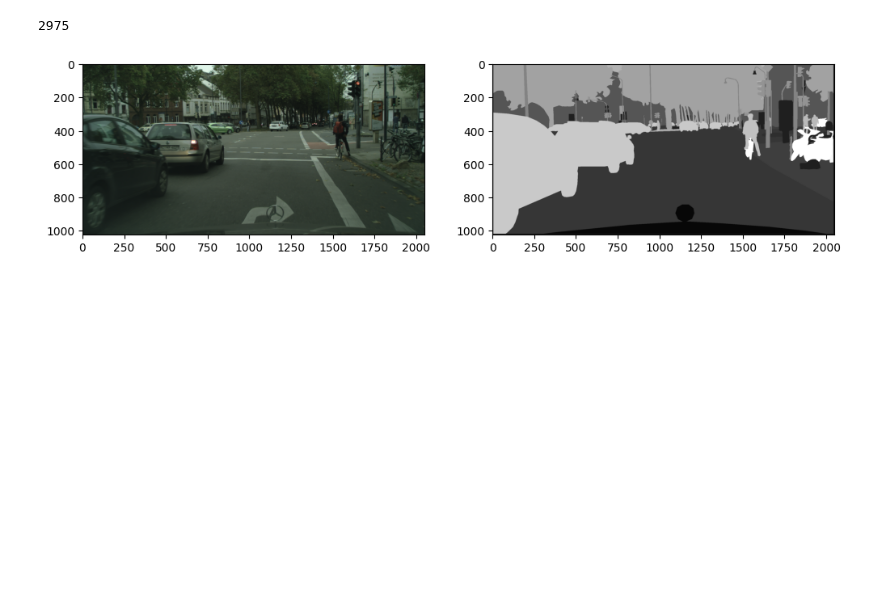
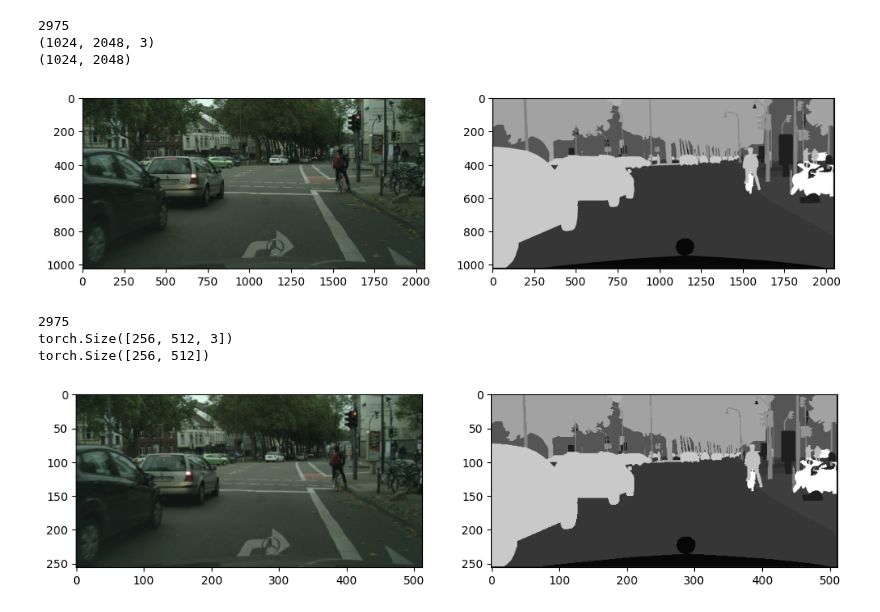
Before and after one commit to lucauhl/Semantic-Segmentation-Traffic-Scenes, a Jupyter notebook: city_scapes/initial_test.ipynb, the cells around one changed output. Cells and saved outputs as stored; diff of their text form; code cells hidden in the pictures; blank space fills up the shorter version.

Commit message:
Added training process

```diff
--- a/city_scapes/initial_test.ipynb
+++ b/city_scapes/initial_test.ipynb
@@ -1,18 +1,55 @@
+# %%
+from cityscapes_dataset import CityscapesDataset
+from pathlib import Path
+import matplotlib.pyplot as plt
+from PIL import Image
+import torchvision.transforms.functional as F
+
+def image_transform(image):
+    image = Image.fromarray(image)
+    image = F.resize(image, (256, 512), interpolation=F.InterpolationMode.BILINEAR)
+    image = F.pil_to_tensor(image).float() / 255.0  # Scaling
+    return image
+
+
+def label_transform(label):
+    label = Image.fromarray(label)  # numpy -> PIL
+    label = F.resize(label, (256, 512), interpolation=F.InterpolationMode.NEAREST)
+    label = F.pil_to_tensor(label).long()  # PIL -> LongTensor no Scaling
+    return label
 # %%
-from cityscapes_dataset import CityScapesDataset
-from pathlib import Path
-import matplotlib.pyplot as plt
-
+### Loading data without transforms
 data_dir = Path("../data/City Scapes")
 img_dir = data_dir / "leftImg8bit_trainvaltest/leftImg8bit"
 label_dir = data_dir / "gtFine_trainvaltest/gtFine"
-csd = CityScapesDataset(img_dir, label_dir, split="train", transform=None, target_transform=None)
+csd = CityscapesDataset(img_dir, label_dir, split="train", image_transform=None, label_transform=None)
 print(csd.__len__())
 
 img, label = csd.__getitem__(10)
 fig, axes = plt.subplots(1, 2, figsize=(12, 6))
 for ax, img in zip(axes, [img, label]):
+    print(img.shape)
     ax.imshow(img, cmap="gray")
 # %% [output]
 2975
+(1024, 2048, 3)
+(1024, 2048)
 [figure]
+# %%
+### Loading data with transforms
+data_dir = Path("../data/City Scapes")
+img_dir = data_dir / "leftImg8bit_trainvaltest/leftImg8bit"
+label_dir = data_dir / "gtFine_trainvaltest/gtFine"
+csd = CityscapesDataset(img_dir, label_dir, split="train", image_transform=image_transform, label_transform=label_transform)
+print(csd.__len__())
+
+img, label = csd.__getitem__(10)
+fig, axes = plt.subplots(1, 2, figsize=(12, 6))
+for ax, img in zip(axes, [img.permute(1, 2, 0), label.squeeze(0)]):
+    print(img.shape)
+    ax.imshow(img, cmap="gray")
+# %% [output]
+2975
+torch.Size([256, 512, 3])
+torch.Size([256, 512])
+[figure, added]
```
Also changed, not shown: 4 other files.
